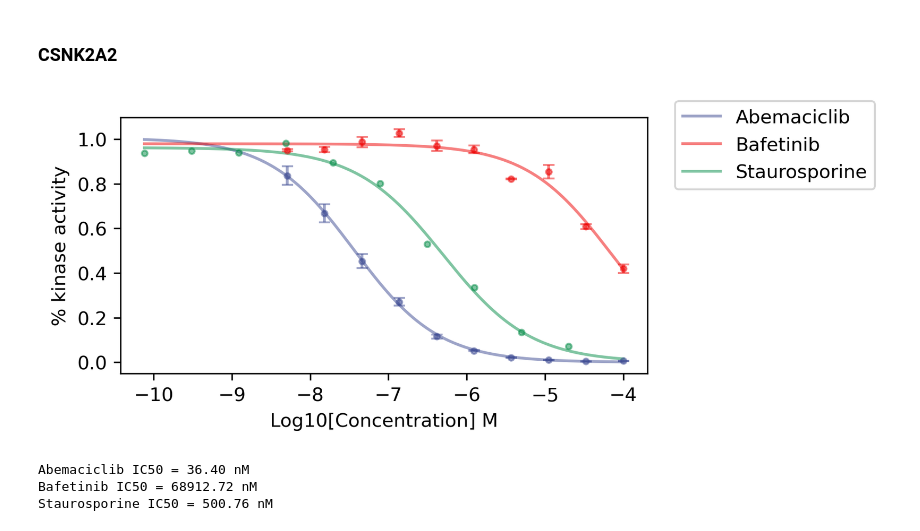
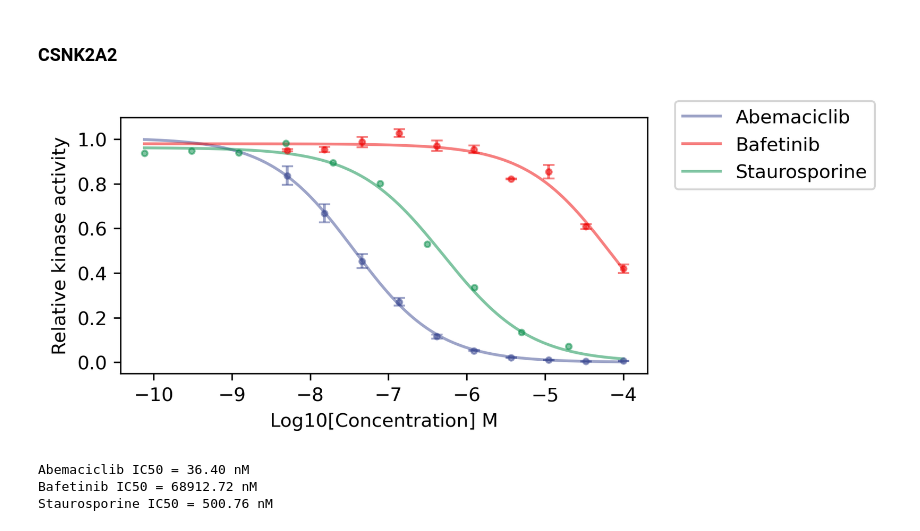
Before and after one commit to hcji/MAPS-iTSA, a Jupyter notebook: notebook/13_kinase_hotspot.ipynb, the cells around one changed output. Cells and saved outputs as stored; diff of their text form; code cells hidden in the pictures.

```diff
--- a/notebook/13_kinase_hotspot.ipynb
+++ b/notebook/13_kinase_hotspot.ipynb
@@ -74,35 +74,35 @@ y_abem_mean = np.nanmean(y_abem, axis = 1)
 y_abem_sd = np.nanstd(y_abem, axis = 1)
 
 x_bafe = np.log10(np.array(raw_data_ck2.iloc[:-1,0]).astype(float))
 y_bafe = np.array(raw_data_ck2.iloc[:-1,4:7]).astype(float) / np.array(raw_data_ck2.iloc[-1,4:7]).astype(float)
 y_bafe_mean = np.nanmean(y_bafe, axis = 1)
 y_bafe_sd = np.nanstd(y_bafe, axis = 1)
 
 x_staur = np.log10(np.array(raw_data_ck2.iloc[:-1,-1]).astype(float))
 y_staur = np.array(raw_data_ck2.iloc[:-1,7]).astype(float) / np.array(raw_data_ck2.iloc[-1,7]).astype(float)
 
 popt1, pcov1 = curve_fit(sigmoidal_curve, list(x_abem), list(y_abem_mean), maxfev=10000)
 popt2, pcov2 = curve_fit(sigmoidal_curve, list(x_bafe), list(y_bafe_mean), maxfev=10000)
 popt3, pcov3 = curve_fit(sigmoidal_curve, list(x_staur), list(y_staur), maxfev=10000)
 
 start = min(np.min(x_abem), np.min(x_staur))
 end = max(np.max(x_abem), np.max(x_staur))
 x0 = np.arange(start, end, 0.001)
 
 plt.figure(figsize=(5, 2.5), dpi=300)
 plt.plot(x0, sigmoidal_curve(x0, *popt1), label='Abemaciclib', color='#3B49927F')
 plt.plot(x0, sigmoidal_curve(x0, *popt2), label='Bafetinib', color='#EE00007F')
 plt.plot(x0, sigmoidal_curve(x0, *popt3), label='Staurosporine', color='#008B457F')
 plt.errorbar(x_abem, y_abem_mean, yerr=y_abem_sd, fmt='.', capsize=3, color='#3B49927F')
 plt.errorbar(x_bafe, y_bafe_mean, yerr=y_bafe_sd, fmt='.', capsize=3, color='#EE00007F')
 plt.plot(x_staur, y_staur, '.', color='#008B457F')
 
 plt.legend(bbox_to_anchor = (1.45, 1.1), loc = 1)
 plt.xlabel("Log10[Concentration] M")
-plt.ylabel("% kinase activity")
+plt.ylabel("Relative kinase activity")
 plt.show()
 # %% [output]
-[figure, old version]
+[figure, new version]
 # %%
 # Extract the IC50 value
 ic50_1 = 10 ** popt1[1] * 10 ** 9
```
Also changed, not shown: parts of 1 cell of this notebook.
